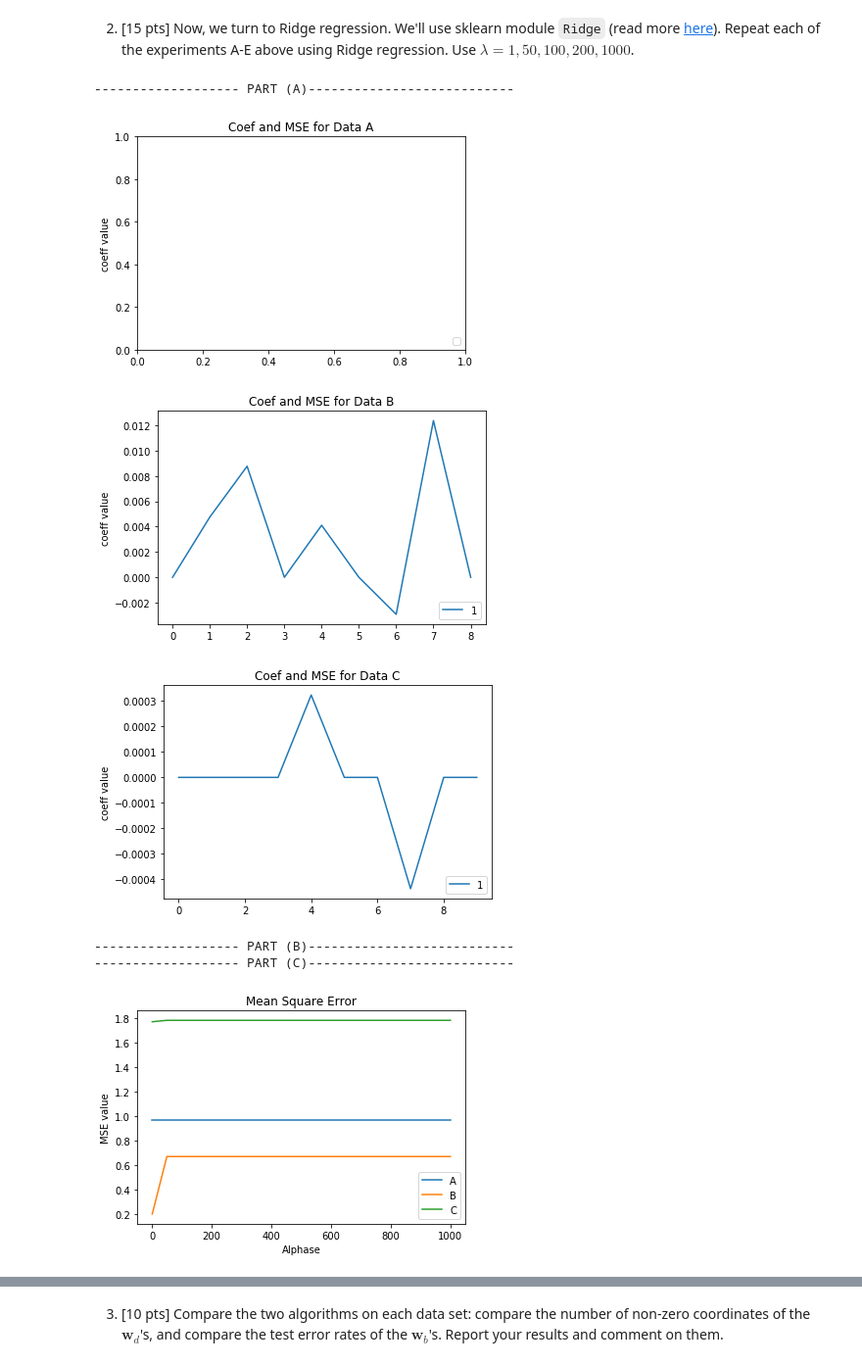
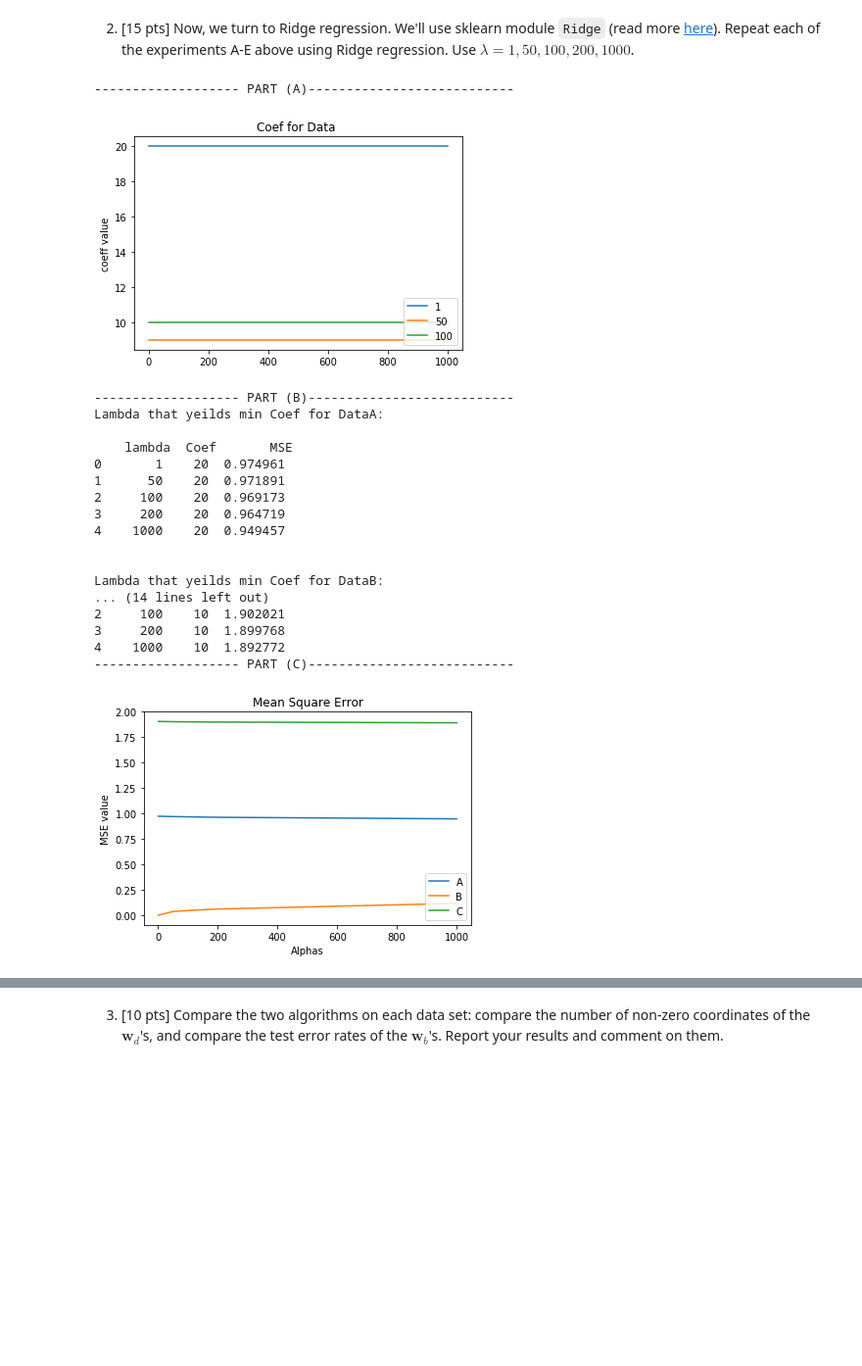
Before and after one commit to tech3371/ml_class, a Jupyter notebook: HW3-Bundle/HW3-Base.ipynb, the cells around one changed output, grey strips where cells are left out. Shown at 98% size. Cells and saved outputs as stored; diff of their text form; code cells hidden in the pictures; blank space fills up the shorter version.

```diff
--- a/HW3-Bundle/HW3-Base.ipynb
+++ b/HW3-Bundle/HW3-Base.ipynb
@@ -99,7 +99,7 @@ class Lasso:
         # sum((actual - prediction) ** 2 )/total_data
         acc = [(self.data.test_y[i]-pred_arr[i])**2 for i in range(len(pred_arr))]
 
-        return (model.coef_,sum(acc)/len(pred_arr))
+        return (len(np.nonzero(model.coef_)[0]),sum(acc)/len(pred_arr))
 
 
 
@@ -240,41 +323,74 @@ class Ridge:
     def fit(self):
         '''
         Here you must fit a Lasso model, train it using the data you have in self.data,
         specifically the training part, for the specified value of gamma in self.gamma.
         Calculate the number of non-zero coefficients in the model weights. Then,
         test the trained model on the testing part of the data in self.data and calculate the
         Root mean square error between the predicted values and the actual values of target variable.
 
         RETURN :
             num_nonzero_coeff : number of non-zero coefficients in the model weights
             mean_squared_err : Root mean square error between the predicted values and the
             actual values of target variable
         '''
         model = linear_model.Ridge(alpha=self.gamma)
         model.fit(self.data.train_x,self.data.train_y)
         pred_arr = model.predict(self.data.test_x)
         # sum((actual - prediction) ** 2 )/total_data
         acc = [(self.data.test_y[i]-pred_arr[i])**2 for i in range(len(pred_arr))]
 
-        return (model.coef_,sum(acc)/len(pred_arr))
+        return (len(np.nonzero(model.coef_)[0]),sum(acc)/len(pred_arr))
 
 alphas = [1, 50, 100, 200, 1000]
 print('------------------- PART (A)---------------------------')
-plot_ridge_coef(alphas,data_sets,'A')
-plot_ridge_coef(alphas,data_sets,'B')
-plot_ridge_coef(alphas,data_sets,'C')
+plot_ridge_coef(alphas,data_sets)
 
 print('------------------- PART (B)---------------------------')
+rdf_a = ridge_lasso_part_e(alphas,data_sets,'A')
+print("Lambda that yeilds min Coef for DataA: \n\n", rdf_a[rdf_a.Coef == rdf_a.Coef.min()])
+
+rdf_b = ridge_lasso_part_e(alphas,data_sets,'B')
+print("\n\nLambda that yeilds min Coef for DataB: \n\n", rdf_b[rdf_b.Coef == rdf_b.Coef.min()])
+
+rdf_c = ridge_lasso_part_e(alphas,data_sets,'C')
+print("\n\nLambda that yeilds min Coef for DataC: \n\n", rdf_c[rdf_c.Coef == rdf_c.Coef.min()])
+
+
+
 print('------------------- PART (C)---------------------------')
 plot_ridge_mse(alphas,data_sets)
 print('------------------- PART (D)---------------------------')
+rdf_a = ridge_lasso_part_e(alphas,data_sets,'A')
+print("Lambda that yeilds min MSE for DataA: \n\n", rdf_a[rdf_a.MSE == rdf_a.MSE.min()])
+
+rdf_b = ridge_lasso_part_e(alphas,data_sets,'B')
+print("\n\nLambda that yeilds min MSE for DataB: \n\n", rdf_b[rdf_b.MSE == rdf_b.MSE.min()])
+
+rdf_c = ridge_lasso_part_e(alphas,data_sets,'C')
+print("\n\nLambda that yeilds min MSE for DataC: \n\n", rdf_c[rdf_c.MSE == rdf_c.MSE.min()])
+
+
 print('------------------- PART (E)---------------------------')
+'''No We can not in this case. As we know, the ridge regression never reaches zero even if we increase lambda value for Data A or other datas too. '''
 # %% [output]
 ------------------- PART (A)---------------------------
-[figure, old version]
+[figure, new version]
+------------------- PART (B)---------------------------
+Lambda that yeilds min Coef for DataA:
+
+    lambda  Coef       MSE
+0       1    20  0.974961
+1      50    20  0.971891
+2     100    20  0.969173
+3     200    20  0.964719
+4    1000    20  0.949457
+
+
+Lambda that yeilds min Coef for DataB:
+... (14 lines left out)
+2     100    10  1.902021
+3     200    10  1.899768
+4    1000    10  1.892772
+------------------- PART (C)---------------------------
-[figure, old version]
+[figure, new version]
-[figure, removed]
-------------------- PART (B)---------------------------
-------------------- PART (C)---------------------------
-[figure, removed]
 ------------------- PART (D)---------------------------
```
Also changed, not shown: parts of 14 cells of this notebook.
